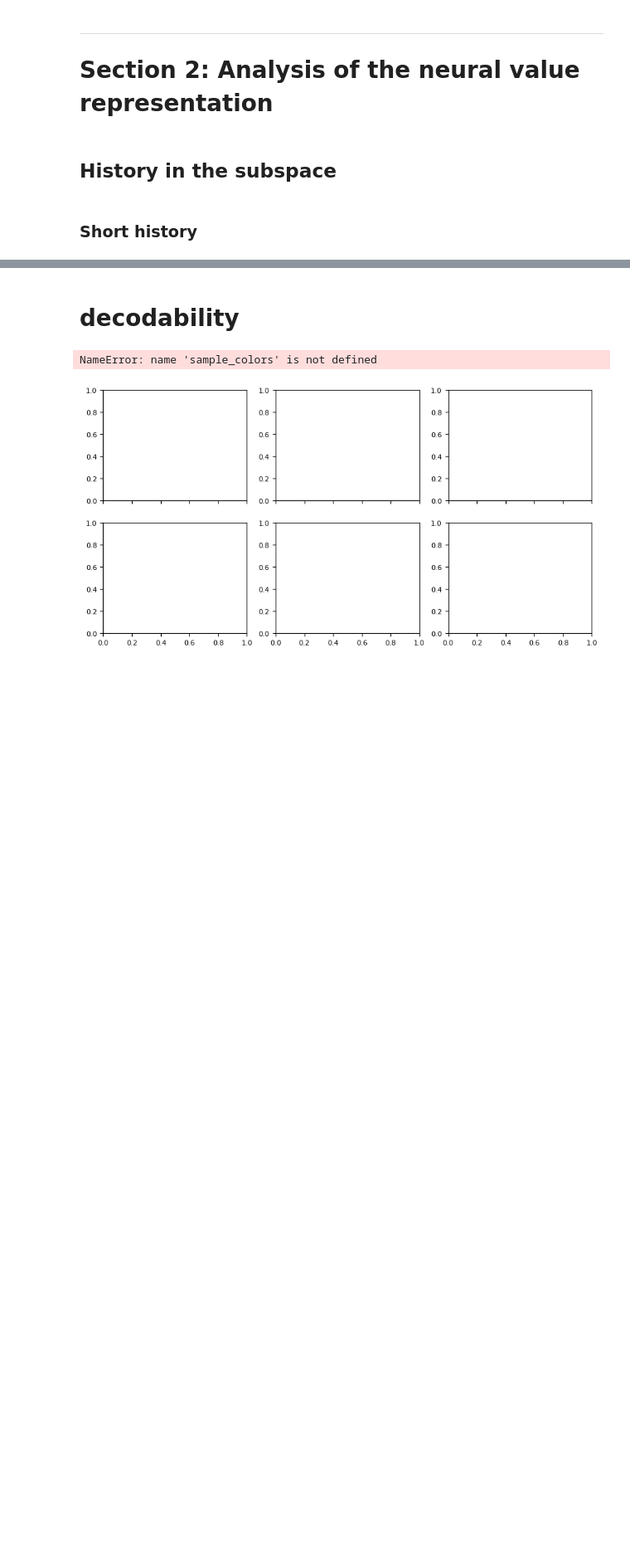
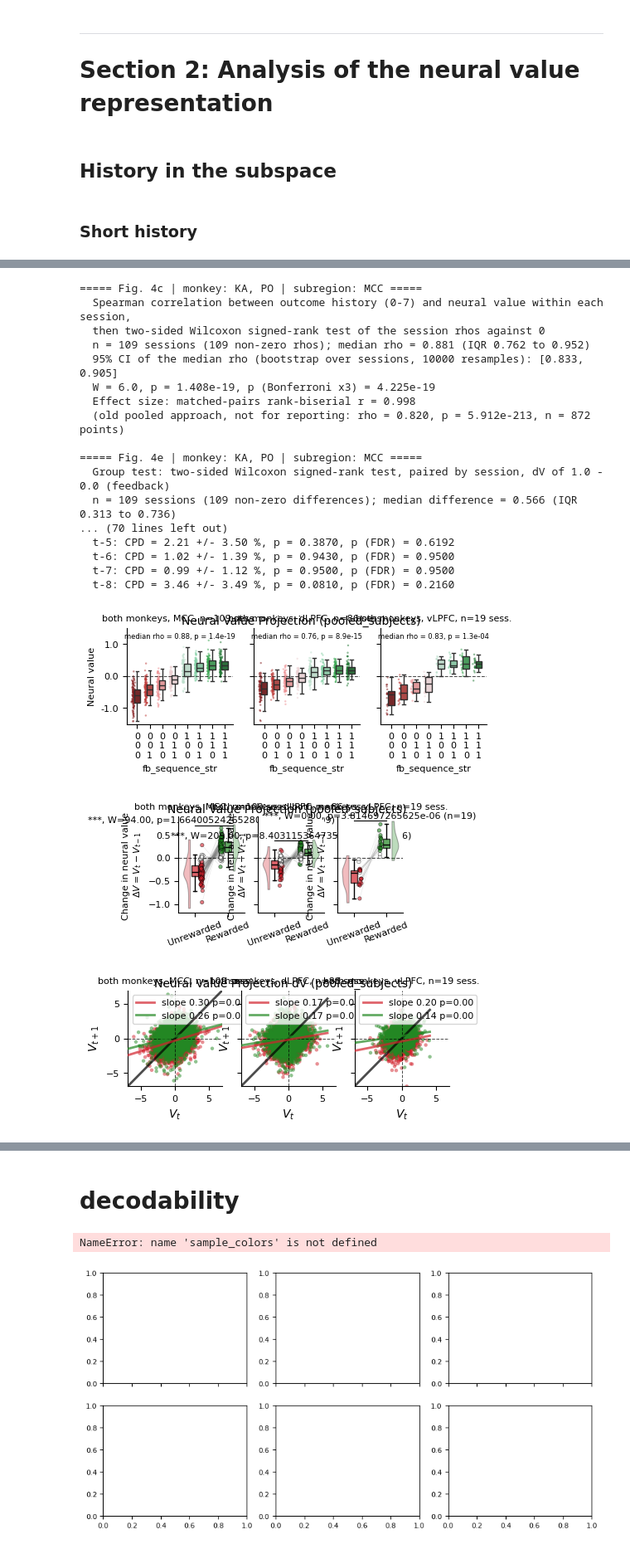
Before and after one commit to ungzs1/popy_05, a Jupyter notebook: notebooks/population_decoding/neural_value/eval_neural_value_all_sessions.ipynb, the cells around one changed output, grey strips where cells are left out. Shown at 83% size. Saved outputs shown, nothing was run; the diff lists cells and outputs as text; code cells hidden in the pictures; blank space fills up the shorter version.

```diff
--- a/notebooks/population_decoding/neural_value/eval_neural_value_all_sessions.ipynb
+++ b/notebooks/population_decoding/neural_value/eval_neural_value_all_sessions.ipynb
@@ -42,3 +42,9 @@ behav_new
 | 66353 | po | 200722 | dLPFC | 375 | 8 | 1 | 1.0 | 1.0 | 0.0 | 0.759587 | ... |
 | 66354 | po | 200722 | dLPFC | 376 | 8 | 1 | 1.0 | 1.0 | 0.0 | 0.832624 | ... |
 64909 rows × 31 columns
+# %%
+# print number of sessions/subregions per monkey-subregion paris
+for monkey in behav_new['monkey'].unique():
+    for subregion in behav_new['subregion'].unique():
+        n_sess = behav_new.loc[(behav_new['monkey']==monkey) & (behav_new['subregion']==subregion), 'session'].nunique()
+        print(f"{monkey}-{subregion}: {n_sess} sessions")
@@ -489,0 +394,3 @@ Spearman correlation negative sequences (rho): 0.656, p-value: 1.5e-04
+# %%
+# shared computations (session averages, GLM weights, CPDs with permutations)
+short_history_data = prepare_short_history_data(behav_new, time_interval, n_perms)
@@ -489,0 +404,24 @@ Spearman correlation negative sequences (rho): 0.656, p-value: 1.5e-04
+# %%
+# Fig. 4: both monkeys pooled
+run_short_history_analysis(short_history_data, monkeys_mode='both', paper_format=paper_format)
+# %% [output]
+===== Fig. 4c | monkey: KA, PO | subregion: MCC =====
+  Spearman correlation between outcome history (0-7) and neural value within each session,
+  then two-sided Wilcoxon signed-rank test of the session rhos against 0
+  n = 109 sessions (109 non-zero rhos); median rho = 0.881 (IQR 0.762 to 0.952)
+  95% CI of the median rho (bootstrap over sessions, 10000 resamples): [0.833, 0.905]
+  W = 6.0, p = 1.408e-19, p (Bonferroni x3) = 4.225e-19
+  Effect size: matched-pairs rank-biserial r = 0.998
+  (old pooled approach, not for reporting: rho = 0.820, p = 5.912e-213, n = 872 points)
+
+===== Fig. 4e | monkey: KA, PO | subregion: MCC =====
+  Group test: two-sided Wilcoxon signed-rank test, paired by session, dV of 1.0 - 0.0 (feedback)
+  n = 109 sessions (109 non-zero differences); median difference = 0.566 (IQR 0.313 to 0.736)
+... (70 lines left out)
+  t-5: CPD = 2.21 +/- 3.50 %, p = 0.3870, p (FDR) = 0.6192
+  t-6: CPD = 1.02 +/- 1.39 %, p = 0.9430, p (FDR) = 0.9500
+  t-7: CPD = 0.99 +/- 1.12 %, p = 0.9500, p (FDR) = 0.9500
+  t-8: CPD = 3.46 +/- 3.49 %, p = 0.0810, p (FDR) = 0.2160
+[figure, added]
+[figure, added]
+[figure, added]
```
Also changed, not shown: parts of 6 cells of this notebook, 21 other files.
